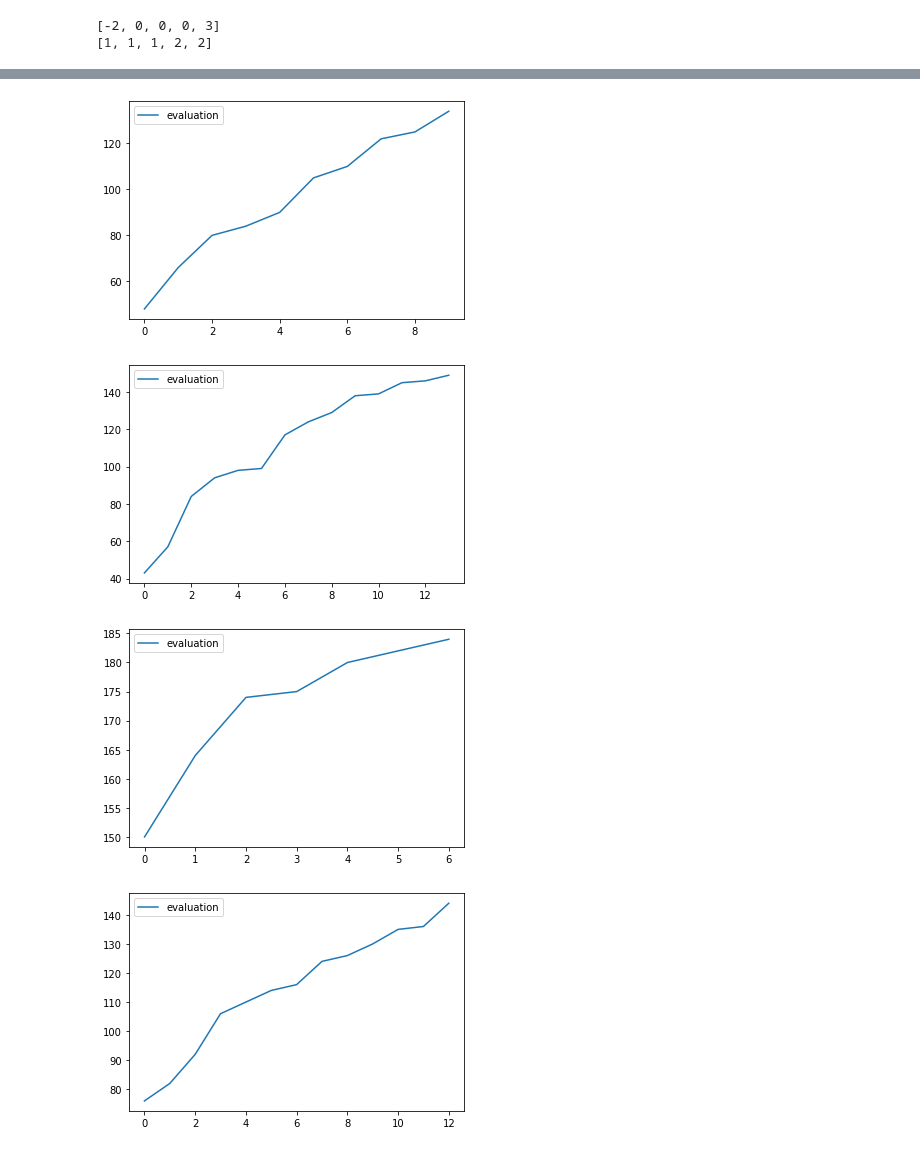
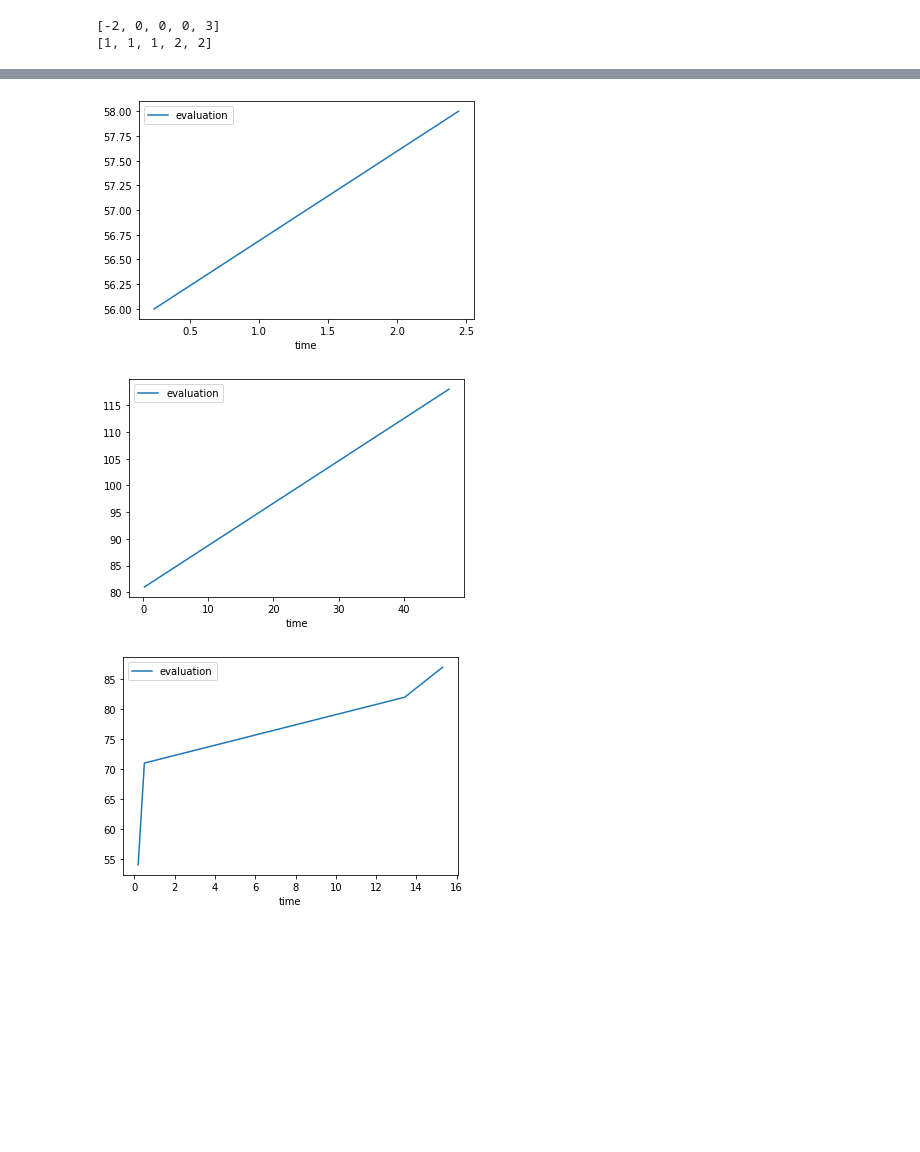
Before and after one commit to JoaoAMarinho/FEUP-IA, a Jupyter notebook: src/tests.ipynb, the cells around one changed output, grey strips where cells are left out. Cells and saved outputs as stored; diff of their text form; code cells hidden in the pictures; blank space fills up the shorter version.

```diff
--- a/src/tests.ipynb
+++ b/src/tests.ipynb
@@ -11,12 +53,12 @@ import pandas as pd
 import json
 
 
-for i in range(1, 6, 1):
-    file = '../hill_climbing_'+str(i)+'.json'
-    with open('../hill_climbing_1.json') as file:
+for i in range(1, 4, 1):
+    file = '../json/simulated_annealing_'+str(i)+'.json'
+    with open(file) as file:
         genetic = json.load(file)
 
         df = pd.DataFrame(genetic['data'])
 
-        df.plot(y = 'evaluation')
+        df.plot(y = 'evaluation', x = 'time')
 # %% [output]
@@ -29,13 +69,12 @@ for i in range(1, 6, 1):
 import pandas as pd
 import json
 
-
-for i in range(1, 6, 1):
-    file = '../simulated_annealing_'+str(i)+'.json'
+for i in range(1, 4, 1):
+    file = '../json/tabu_search_'+str(i)+'.json'
     with open(file) as file:
         genetic = json.load(file)
 
         df = pd.DataFrame(genetic['data'])
 
-        df.plot(y='evaluation')
+        df.plot(y = 'evaluation', x = 'time')
 # %% [output]
@@ -47,17 +84,17 @@ for i in range(1, 6, 1):
 # %%
 import pandas as pd
 import json
 
-for i in range(1, 6, 1):
-    file = '../tabu_search_'+str(i)+'.json'
+
+for i in range(1, 4, 1):
+    file = '../json/genetic_'+str(i)+'.json'
     with open(file) as file:
         genetic = json.load(file)
 
         df = pd.DataFrame(genetic['data'])
 
-        df.plot(y='evaluation')
+        df.plot(y = 'evaluation', x = 'time')
 # %% [output]
-[figure, old version]
+[figure, new version]
-[figure, old version]
+[figure, new version]
-[figure, old version]
+[figure, new version]
-[figure, removed]
```
Also changed, not shown: parts of 5 cells of this notebook, 38 other files.
